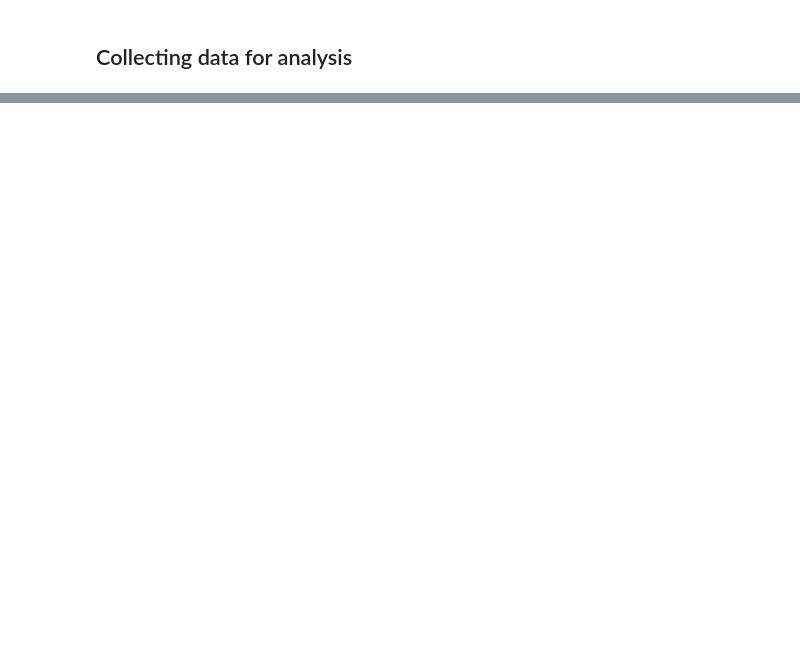
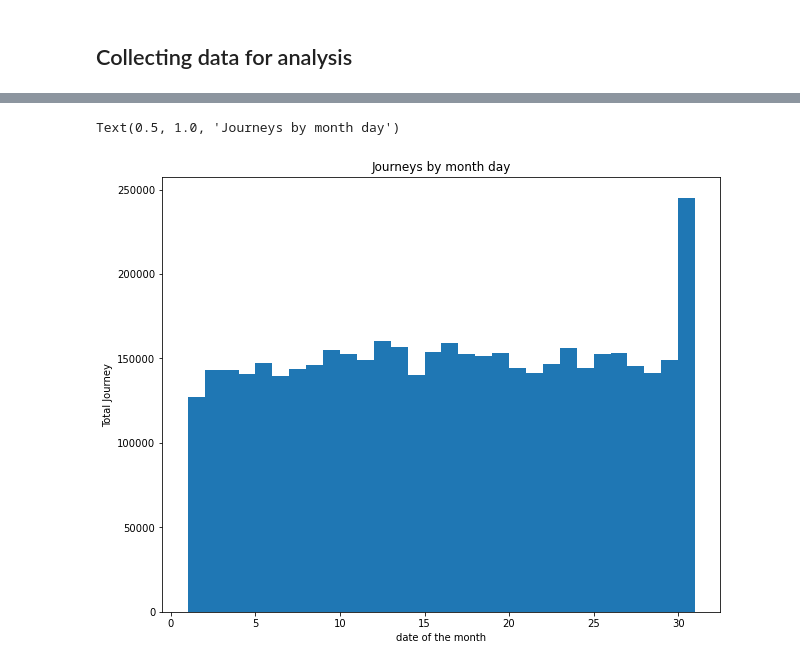
Before and after one commit to ThistleAna/Case-Study-Uber-Network, a Jupyter notebook: Case-Study-Uber-Network.ipynb, the cells around one changed output, grey strips where cells are left out. Cells and saved outputs as stored; diff of their text form; code cells hidden in the pictures; blank space fills up the shorter version.

```diff
--- a/Case-Study-Uber-Network.ipynb
+++ b/Case-Study-Uber-Network.ipynb
@@ -63,0 +315,10 @@ final.shape
+# %%
+# make a histogram
+plt.figure(figsize = (10,8))
+plt.hist(df['day'], bins=30)
+plt.xlabel('date of the month')
+plt.ylabel('Total Journey')
+plt.title('Journeys by month day')
+# %% [output]
+Text(0.5, 1.0, 'Journeys by month day')
+[figure, added]
```
Also changed, not shown: parts of 48 cells of this notebook.
